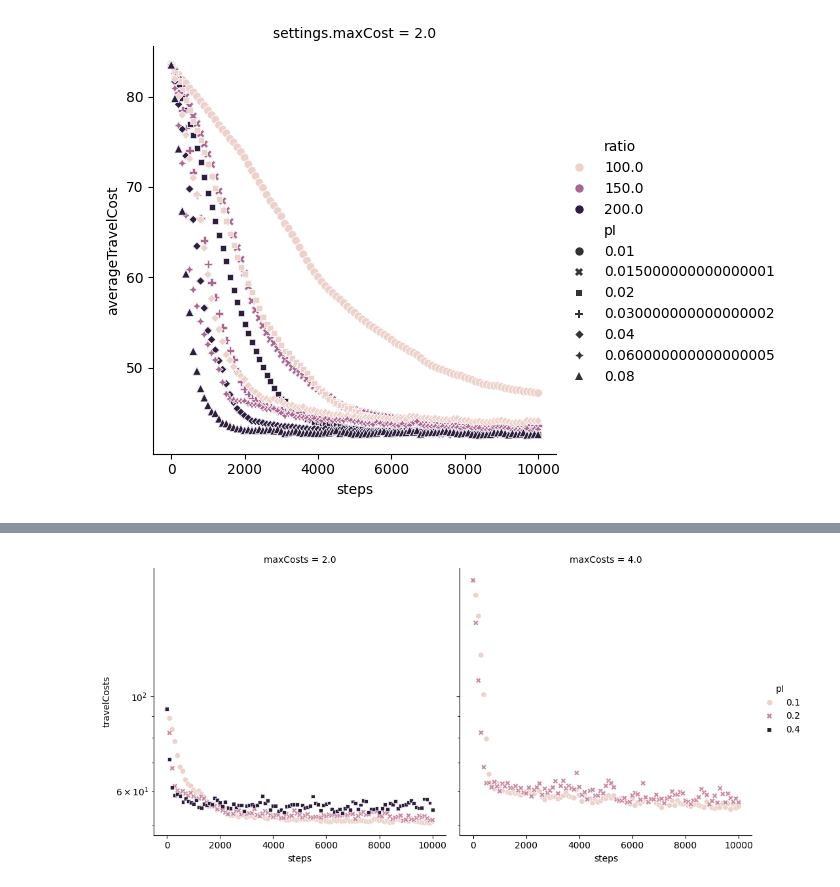
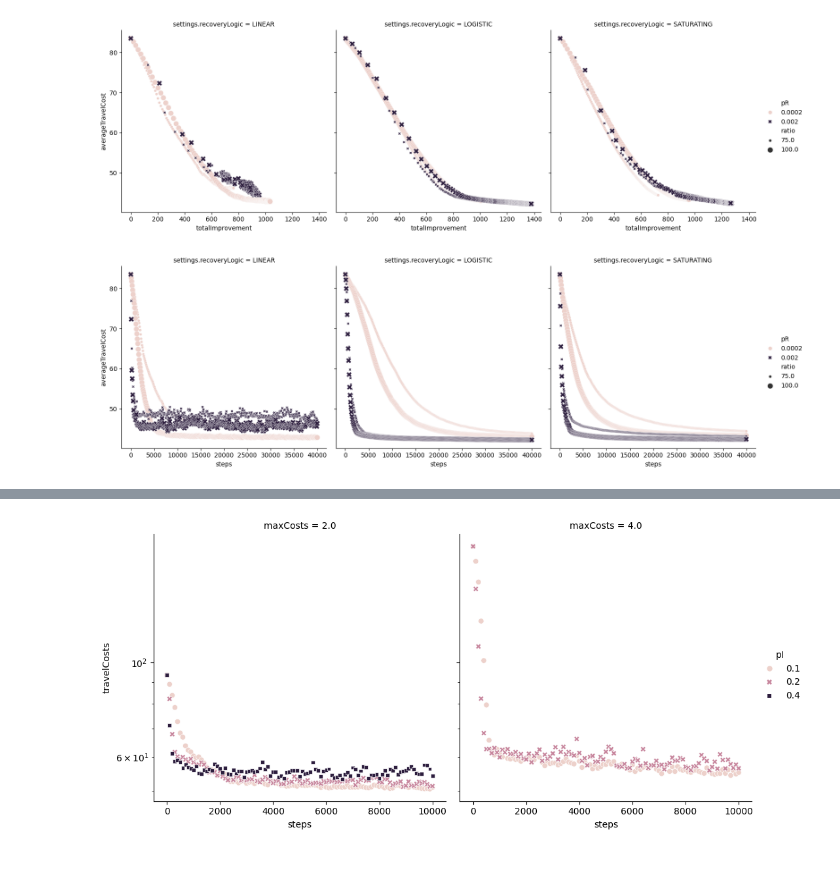
Before and after one commit to brendanwallace/animalpaths, a Jupyter notebook: julia/Paths/notebooks/plotcosts3.ipynb, the cells around one changed output, grey strips where cells are left out. Drawn from its saved outputs; the diff is of its cells as text; code cells hidden in the pictures.

```diff
--- a/julia/Paths/notebooks/plotcosts3.ipynb
+++ b/julia/Paths/notebooks/plotcosts3.ipynb
@@ -5,7 +9,7 @@ import pandas as pd
 import matplotlib.pyplot as plt
 import json
 
-FILENAME = "series|KANAI_SUZUKI|Paths.PatchLogic[Paths.LINEAR, Paths.LOGISTIC, Paths.SATURATING]|2024-11-08/data.json"
+FILENAME = "series|longer/data.json"
 
 # data = pd.read_json("../data/series|KANAI_SUZUKI|LINEAR|2024-11-07T17-18-26.037.json")
 
@@ -20,12 +24,12 @@ with open("../data/" + FILENAME) as file:
             ["settings", "maxCost"],
             ["settings", "patchImprovement"],
             ["settings", "patchRecovery"],
+            ["settings", "recoveryLogic"],
         ],
-        meta_prefix=False,
     )
 # %%
-data["pI"] = data["patchImprovement"]
-data["pR"] = data["patchRecovery"]
+data["pI"] = data["settings.patchImprovement"]
+data["pR"] = data["settings.patchRecovery"]
 data["ratio"] = data["pI"] / data["pR"]
 # %%
 data.columns
@@ -32,7 +56,24 @@ data.columns
+# %%
+p = sns.relplot(
+    data=data[data["settings.maxCost"]==2.0],
+    x="totalImprovement",
+    y="averageTravelCost",
+    size="ratio",
+    style="pR",
+    hue="pR",
+    col="settings.recoveryLogic",
+)
+# %% [output]
+[figure, added]
 # %%
 p = sns.relplot(
-    data=data,
-    x="steps", y="averageTravelCost", style="pI", hue="ratio", col="settings.maxCost", row="settings.patchRecovery",
+    data=data[data["settings.maxCost"]==2.0],
+    x="steps",
+    y="averageTravelCost",
+    size="ratio",
+    style="pR",
+    hue="pR",
+    col="settings.recoveryLogic",
 )
 # %% [output]
-[figure, old version]
+[figure, new version]
```
Also changed, not shown: parts of 4 cells of this notebook, 46 other files.
